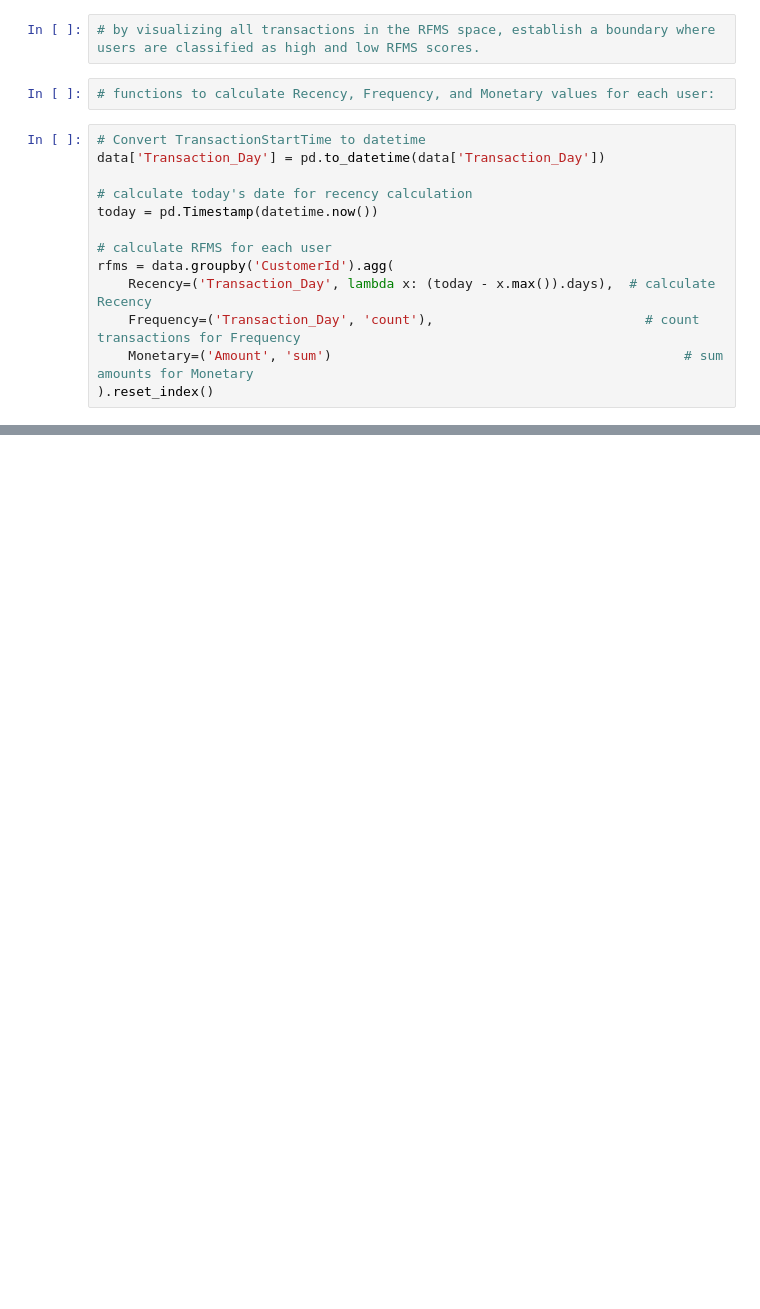
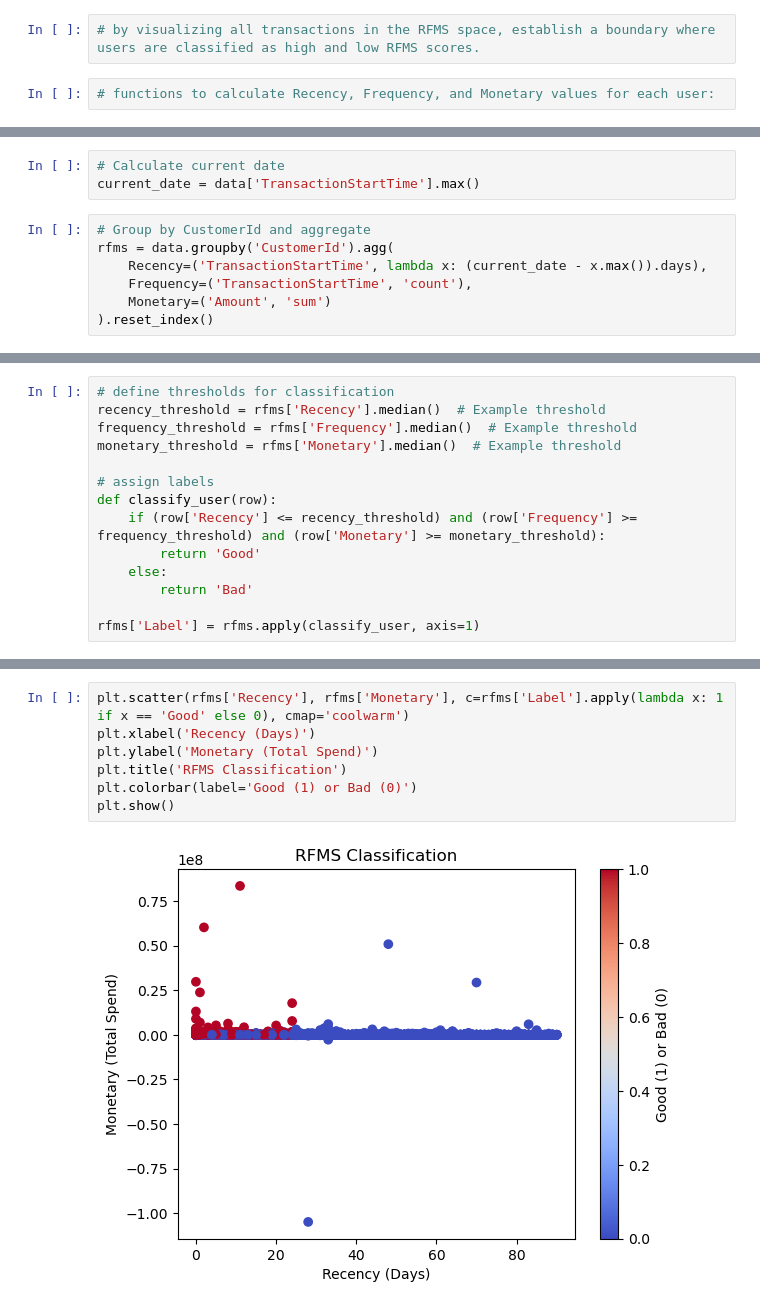
Before and after one commit to nadianesib4334/Bati_Bank_finance_Institute_-credit_score_analysis-edit, a Jupyter notebook: EDA.ipynb, the cells around one changed output, grey strips where cells are left out. Drawn from its saved outputs; the diff is of its cells as text; blank space fills up the shorter version.

```diff
--- a/EDA.ipynb
+++ b/EDA.ipynb
@@ -722,16 +735,3 @@ numeric_data
 # by visualizing all transactions in the RFMS space, establish a boundary where users are classified as high and low RFMS scores.
 # %%
 # functions to calculate Recency, Frequency, and Monetary values for each user:
-# %%
-# Convert TransactionStartTime to datetime
-data['Transaction_Day'] = pd.to_datetime(data['Transaction_Day'])
-
-# calculate today's date for recency calculation
-today = pd.Timestamp(datetime.now())
-
-# calculate RFMS for each user
-rfms = data.groupby('CustomerId').agg(
-    Recency=('Transaction_Day', lambda x: (today - x.max()).days),  # calculate Recency
-    Frequency=('Transaction_Day', 'count'),                           # count transactions for Frequency
-    Monetary=('Amount', 'sum')                                             # sum amounts for Monetary
-).reset_index()
@@ -818,0 +738,10 @@ rfms[['CustomerId', 'Recency', 'Frequency', 'Monetary', 'Cluster', 'Risk_Label']
+# %%
+# Calculate current date
+current_date = data['TransactionStartTime'].max()
+# %%
+# Group by CustomerId and aggregate
+rfms = data.groupby('CustomerId').agg(
+    Recency=('TransactionStartTime', lambda x: (current_date - x.max()).days),
+    Frequency=('TransactionStartTime', 'count'),
+    Monetary=('Amount', 'sum')
+).reset_index()
@@ -818,0 +767,14 @@ rfms[['CustomerId', 'Recency', 'Frequency', 'Monetary', 'Cluster', 'Risk_Label']
+# %%
+# define thresholds for classification
+recency_threshold = rfms['Recency'].median()  # Example threshold
+frequency_threshold = rfms['Frequency'].median()  # Example threshold
+monetary_threshold = rfms['Monetary'].median()  # Example threshold
+
+# assign labels
+def classify_user(row):
+    if (row['Recency'] <= recency_threshold) and (row['Frequency'] >= frequency_threshold) and (row['Monetary'] >= monetary_threshold):
+        return 'Good'
+    else:
+        return 'Bad'
+
+rfms['Label'] = rfms.apply(classify_user, axis=1)
@@ -818,0 +815,9 @@ rfms[['CustomerId', 'Recency', 'Frequency', 'Monetary', 'Cluster', 'Risk_Label']
+# %%
+plt.scatter(rfms['Recency'], rfms['Monetary'], c=rfms['Label'].apply(lambda x: 1 if x == 'Good' else 0), cmap='coolwarm')
+plt.xlabel('Recency (Days)')
+plt.ylabel('Monetary (Total Spend)')
+plt.title('RFMS Classification')
+plt.colorbar(label='Good (1) or Bad (0)')
+plt.show()
+# %% [output]
+[figure, added]
```
Also changed, not shown: parts of 116 cells of this notebook.
